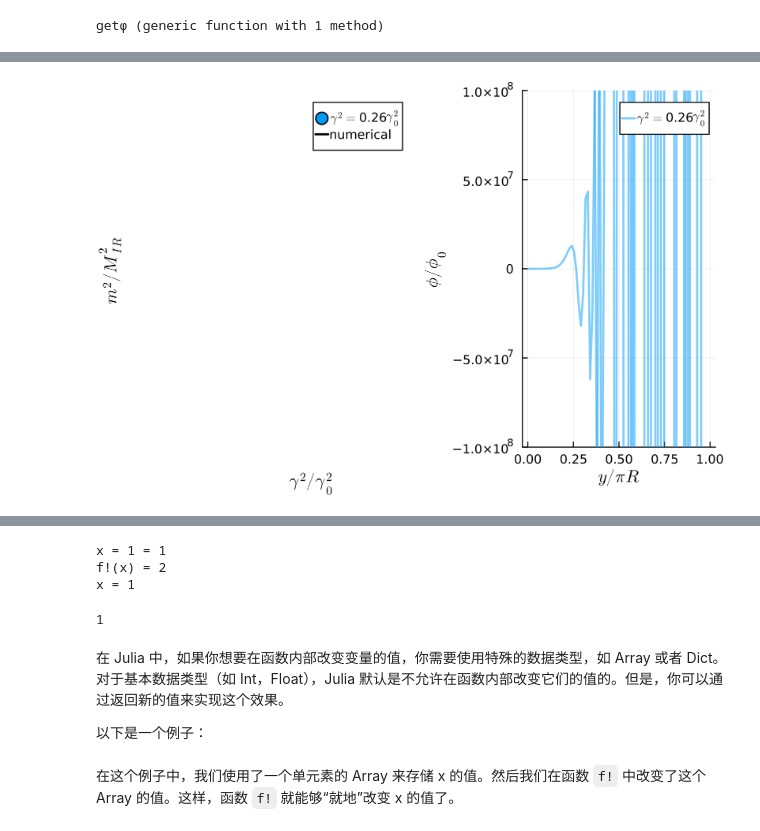
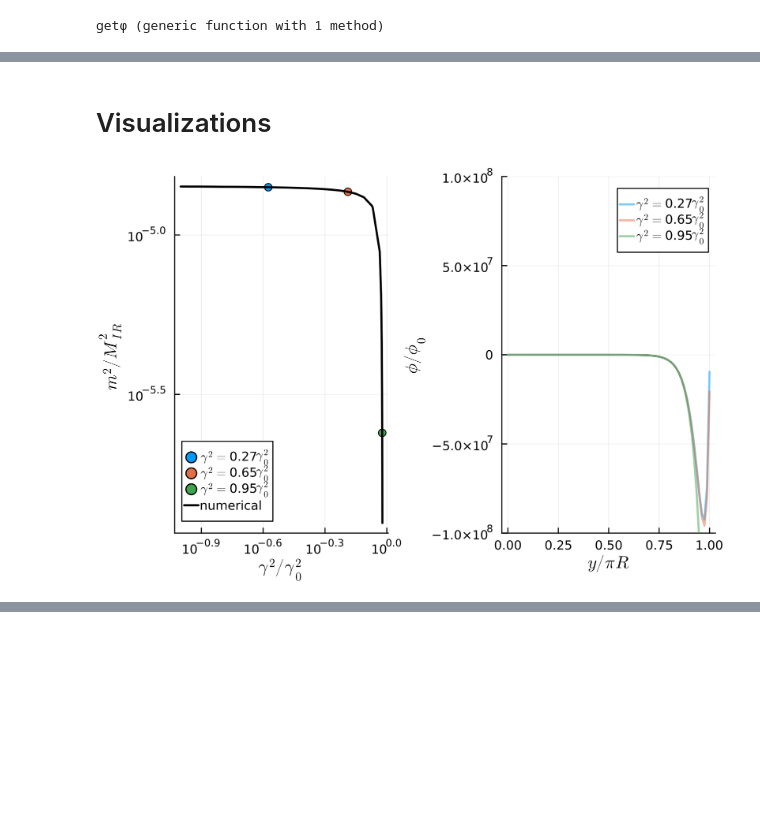
Before and after one commit to yardw/SpectraShooter.jl, a Jupyter notebook: deploy.v3.ipynb, the cells around one changed output, grey strips where cells are left out. Cells and saved outputs as stored; diff of their text form; code cells hidden in the pictures; blank space fills up the shorter version.

```diff
--- a/deploy.v3.ipynb
+++ b/deploy.v3.ipynb
@@ -42,9 +42,9 @@ function nextpose(poses, m)
     poses = tt.findfirstseed!(m, map(x->x+CartesianIndex(0,1), poses)...)
     return xs, ys, poses
 end
-function g2_m2_numerical(l2, xrange, yrange, u=eom.u, k=eom.k, φP=1e-1; xlogscaled = false, nSeeds = 1)
+function g2_m2_numerical(l2, xrange, yrange, u=eom.u, k=eom.k, φP=1e-1; ylogscaled = false, nSeeds = 1)
     paramsearch_g2_m2 = eom.paramsearch(l2=l2, φP=φP)
-    m = lm.LazyMatrix(zeros(30,30), paramsearch_g2_m2, xrange, yrange, xlogscaled = xlogscaled)
+    m = lm.LazyMatrix(zeros(100,100), paramsearch_g2_m2, xrange, yrange, ylogscaled = ylogscaled)
     poses = tt.findfirstseed!(m, CartesianIndex(1, 1), CartesianIndex(1, 2))
     @assert !isnothing(poses) "no seed found"
     g2_m2 = []
@@ -89,0 +79,2 @@ xs
+# %%
+g2_m2 = g2_m2_numerical(1e-3, (log10(1e-1eom.γ²₀), 3), (1e1m2min, 1e7eom.M_IR^2), eom.u, eom.k, 1e-5, nSeeds=1)
@@ -90,19 +85,21 @@ xs
+# %% [markdown]
+# Visualizations
 # %%
 f1 = scatter()
 f2 = plot(xlabel = L"y/\pi R", ylabel = L"\phi/\phi_0")
 for (g2s, m2s) in g2_m2
-    inds = findall(x-> 0.25eom.γ²₀ < x < 4eom.γ²₀, g2s)[1:2:end]
+    inds = findall(x-> 0.25eom.γ²₀ < x < 10eom.γ²₀, g2s)[1:10:end]
 
     for i in inds
         scatter!(f1, [g2s[i]/eom.γ²₀], [m2s[i]/eom.M_IR^2], label = L"\gamma^2="*string(round(g2s[i]/eom.γ²₀, digits=2))*L"\gamma_0^2")
         φ(x) = getφ(m2s[i], 1e-3, g2s[i])(x)
         plot!(f2, x-> (φ(π*x)+eom.ϕ0(π*x))/eom.ϕP, range(0,1,80), label = L"\gamma^2="*string(round(g2s[i]/eom.γ²₀, digits=2))*L"\gamma_0^2", lw=2, alpha=0.5, ylim=(-1e8,1e8))
     end
 end
-plot!(f1, g2_m2[1]./[eom.γ²₀, eom.M_IR^2]..., label = "numerical", xlabel = L"\gamma^2/\gamma^2_0", ylabel = L"m^2/M_{IR}^2", legend = :topright, xaxis=:log10, lw=2, c=:black)
-# plot!(f1, g2_m[2]./[eom.γ²₀, eom.M_IR]..., label = nothing, lw=2, c=:black)
+plot!(f1, g2_m2[1]./[eom.γ²₀, eom.M_IR^2]..., label = "numerical", xlabel = L"\gamma^2/\gamma^2_0", ylabel = L"m^2/M_{IR}^2",  xaxis=:log10, lw=2, c=:black, yaxis=:log10)
+# plot!(f1, g2_m2[2]./[eom.γ²₀, eom.M_IR^2]..., label = nothing, lw=2, c=:black)
 # plot!(f1, g2_m_perturb(1e-3, (log10(eom.γ²₀)*(1+1e-3), 4))./[eom.γ²₀, eom.M_IR]..., label = "perturbative", lw=2, c=:black, ls=:dash)
 f = plot!(f1, f2, layout = (1,2), dpi=300)
 display(f)
 # %% [output]
-[figure, old version]
+[figure, new version]
@@ -129,18 +105,0 @@ display(f)
-# %%
-let
-    function f!(x)
-        x = x+1
-    end
-    @show x = 1
-    @show f!(x)
-    @show x
-end
-# %% [output]
-x = 1 = 1
-f!(x) = 2
-x = 1
-1
-# %% [markdown]
-在 Julia 中，如果你想要在函数内部改变变量的值，你需要使用特殊的数据类型，如 Array 或者 Dict。对于基本数据类型（如 Int，Float），Julia 默认是不允许在函数内部改变它们的值的。但是，你可以通过返回新的值来实现这个效果。
-
-以下是一个例子：
@@ -157,4 +105,0 @@ end
-# %% [markdown]
-
-
-在这个例子中，我们使用了一个单元素的 Array 来存储 x 的值。然后我们在函数 `f!` 中改变了这个 Array 的值。这样，函数 `f!` 就能够“就地”改变 x 的值了。
```
Also changed, not shown: parts of 9 cells of this notebook, 2 other files.
